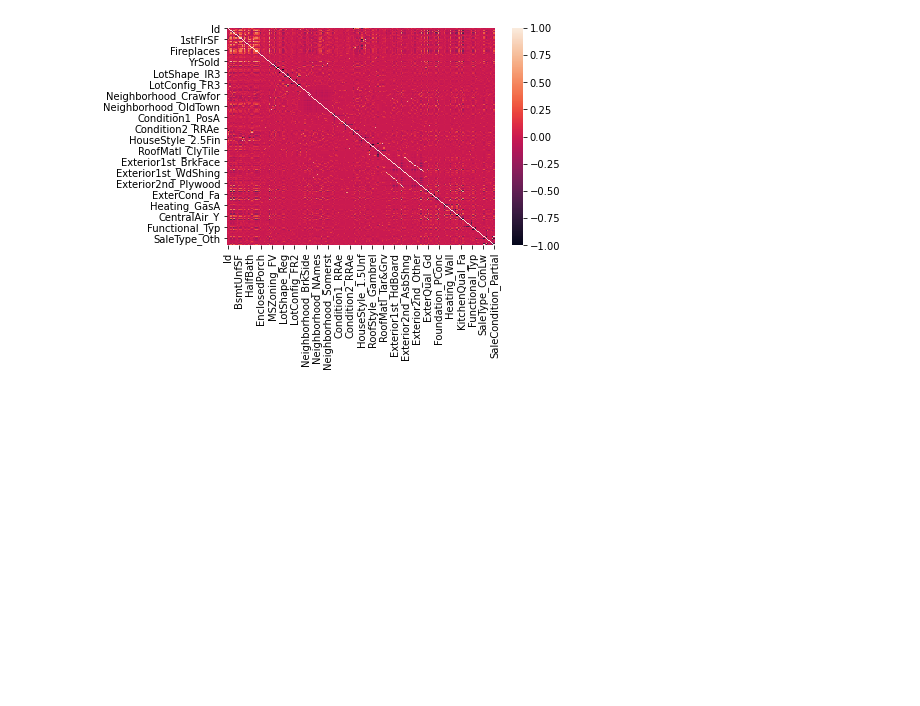
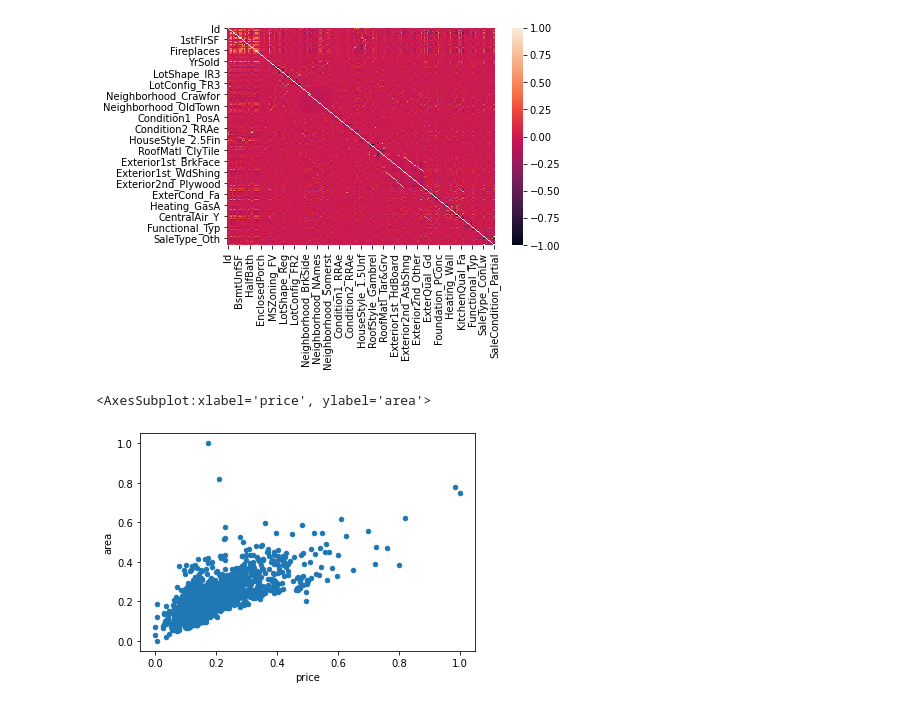
Before and after one commit to heisenberg0424/NSYSU_CSE_2020, a Jupyter notebook: ML/HW4/B075040041_第十一組_HW4.ipynb, the cells around one changed output. Drawn from its saved outputs; the diff is of its cells as text; code cells hidden in the pictures; blank space fills up the shorter version.

```diff
--- a/ML/HW4/B075040041_第十一組_HW4.ipynb
+++ b/ML/HW4/B075040041_第十一組_HW4.ipynb
@@ -188,0 +162,8 @@ plt.show()
+# %%
+scaler=MinMaxScaler()
+price_and_area=scaler.fit_transform(rawdata[['SalePrice','GrLivArea']])
+price_and_area=pd.DataFrame(price_and_area,columns=['price','area'])
+price_and_area.plot.scatter(x='price',y='area')
+# %% [output]
+<AxesSubplot:xlabel='price', ylabel='area'>
+[figure, added]
```
Also changed, not shown: parts of 7 cells of this notebook, 13 other files.
